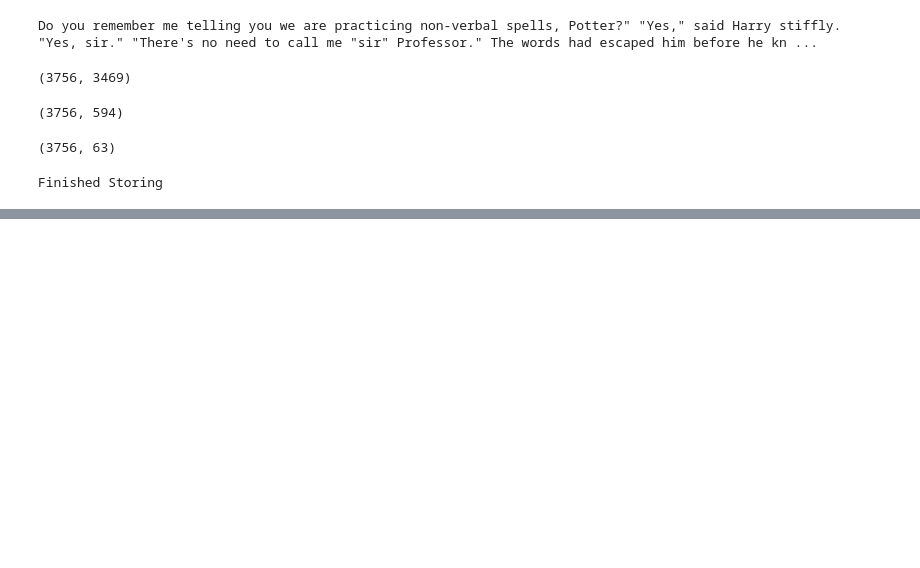
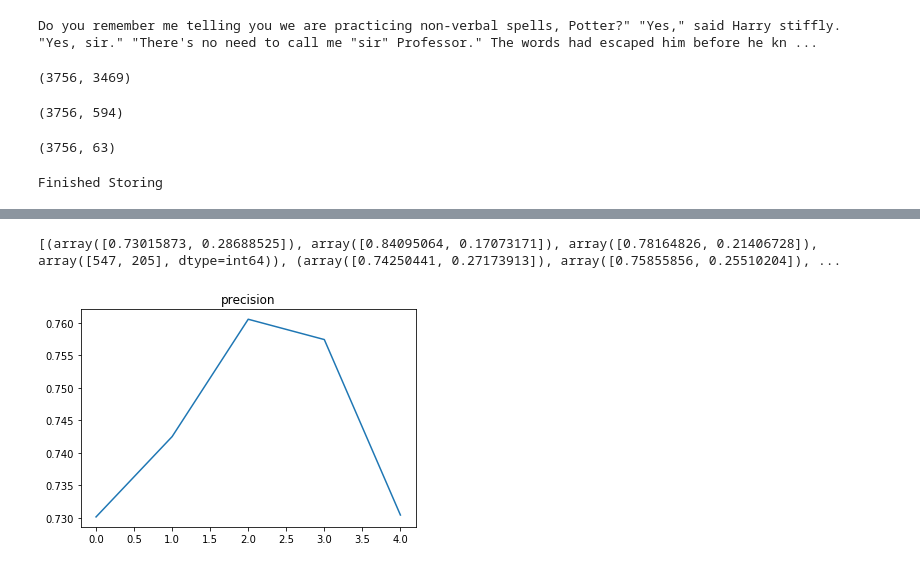
Before and after one commit to aditya-srikanth/Sarcasm-Detection, a Jupyter notebook: notebooks/Joshi_and_liebrecht.ipynb, the cells around one changed output, grey strips where cells are left out. Saved outputs shown, nothing was run; the diff lists cells and outputs as text; code cells hidden in the pictures; blank space fills up the shorter version.

```diff
--- a/notebooks/Joshi_and_liebrecht.ipynb
+++ b/notebooks/Joshi_and_liebrecht.ipynb
@@ -31,6 +34,8 @@ def process_data(text,labels,n_gram,tokenizer=None,min_document_frequency=2,minf
         -----------
         text : list
             List of strings containing the text to be processed.
+        labels: list
+            List of labels
         n_gram: int
             The size of the n-gram to be returned
         tokenizer:
@@ -181,0 +199,19 @@ Finished Storing
+# %%
+model = svm.SVC(gamma='auto', class_weight='balanced',C=20.0)
+kfold = KFold(5,True,1)
+scores = []
+for train,test in kfold.split(features):
+    X_train,X_test,y_train,y_test = features.iloc[train],features.iloc[test],labels[train],labels[test]
+    model.fit(X_train,y_train)
+    y_predict = model.predict(X_test)
+    metric = precision_recall_fscore_support(y_test,y_predict)
+    scores.append(metric)
+print(scores)
+# %% [output]
+[(array([0.73015873, 0.28688525]), array([0.84095064, 0.17073171]), array([0.78164826, 0.21406728]), array([547, 205], dtype=int64)), (array([0.74250441, 0.27173913]), array([0.75855856, 0.25510204]), ...
+# %%
+plt.title('precision')
+plt.plot([x for x in range(len(scores))],[score[0][0] for score in scores])
+plt.show()
+# %% [output]
+[figure, added]
```
Also changed, not shown: parts of 5 cells of this notebook, 10 other files.
